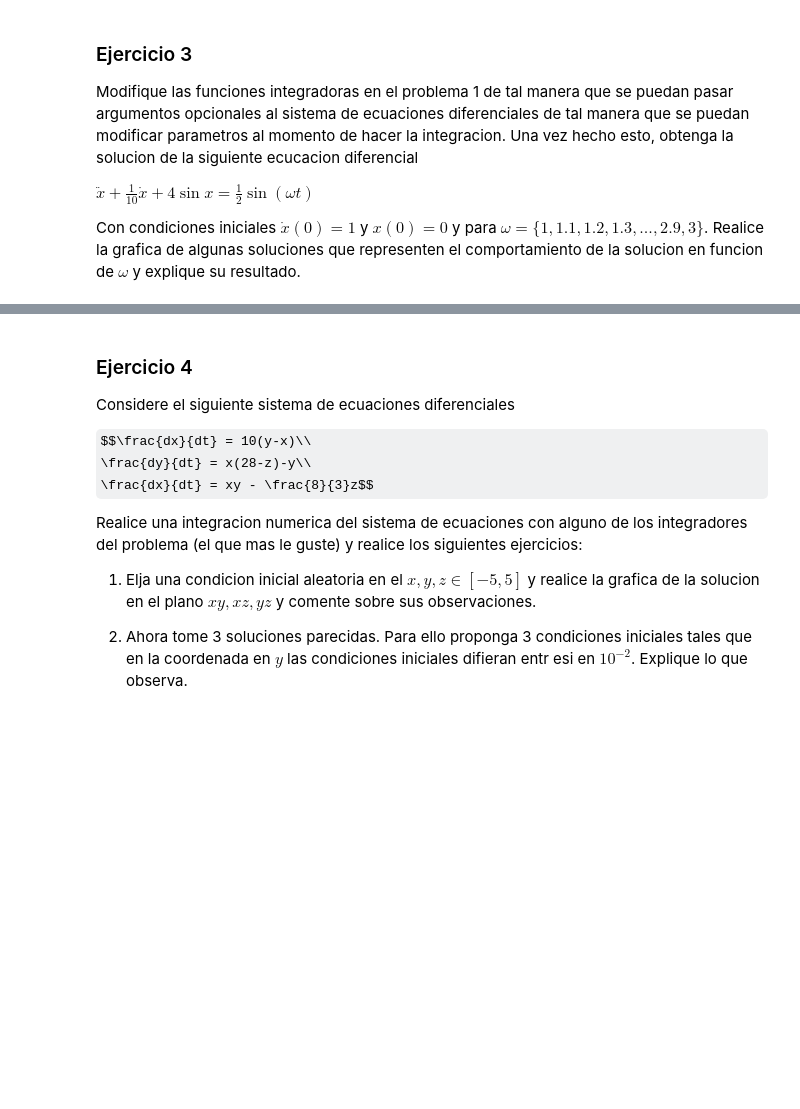
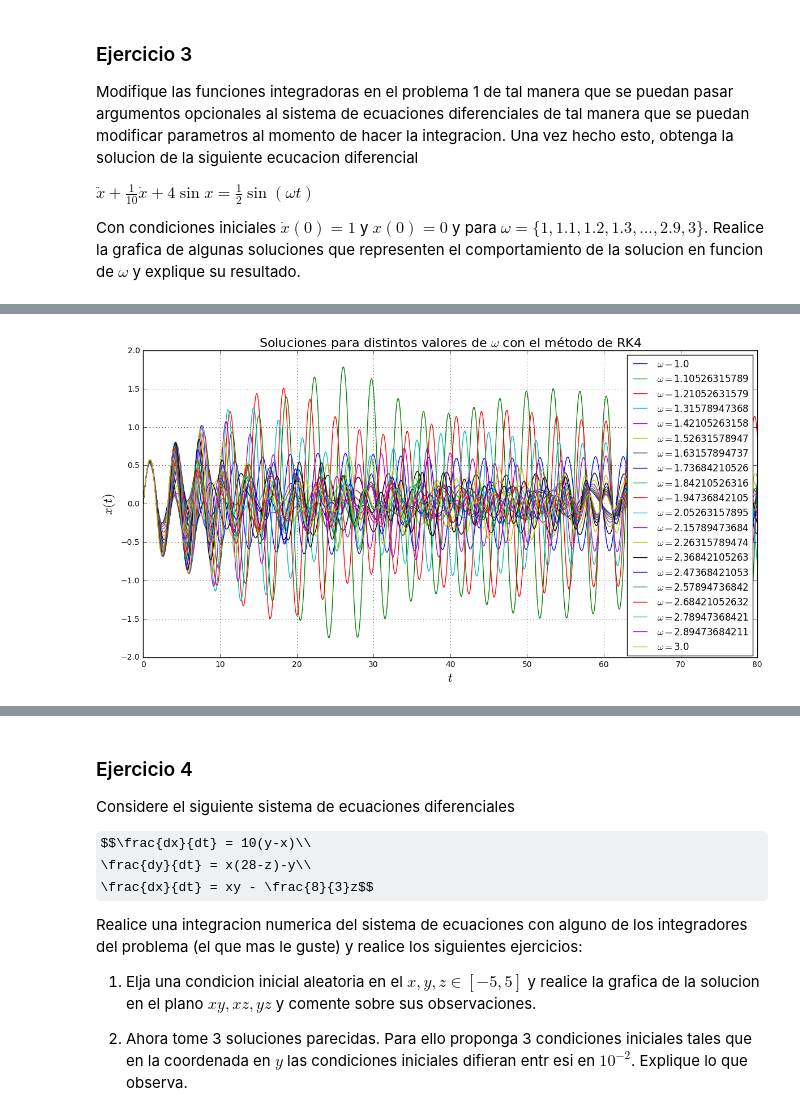
Before and after one commit to ignacio-vc/fcomp, a Jupyter notebook: tareas/tarea1.ipynb, the cells around one changed output, grey strips where cells are left out. Drawn from its saved outputs; the diff is of its cells as text; code cells hidden in the pictures; some formulas as TeX source; blank space fills up the shorter version.

```diff
--- a/tareas/tarea1.ipynb
+++ b/tareas/tarea1.ipynb
@@ -237,0 +312,5 @@ def d_ecuacion3(y, t, args):
+# %%
+N=20
+graficador_argumentos(ecuacion3, d_ecuacion3, array([0.0, 1.0]), "RK4", 1, ax, 0.01, 80, omega)
+# %% [output]
+[figure, added]
```
Also changed, not shown: parts of 33 cells of this notebook.
